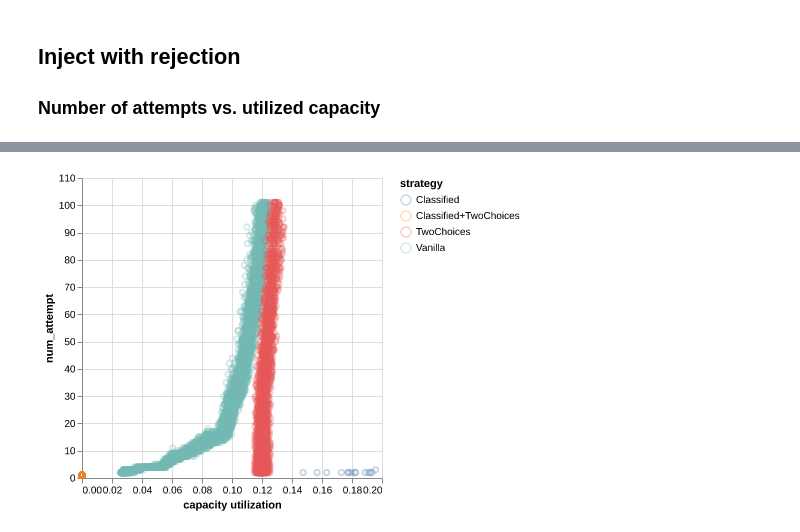
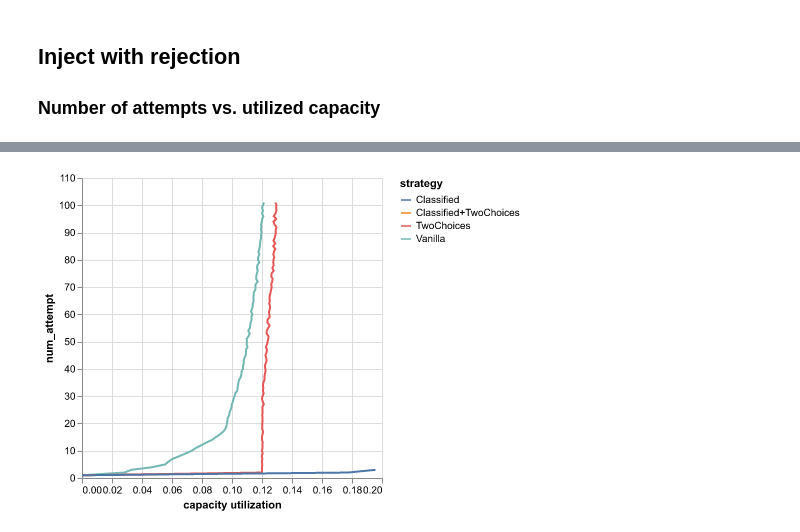
Before and after one commit to sgdxbc/storage-simulation-data, a Jupyter notebook: graphs.ipynb, the cells around one changed output, grey strips where cells are left out. Drawn from its saved outputs; the diff is of its cells as text; code cells hidden in the pictures.

Commit message:
Update notebook and check in graphs

```diff
--- a/graphs.ipynb
+++ b/graphs.ipynb
@@ -197,6 +197,8 @@ df = (
             "capacity utilization"
         )
     )
+    .group_by(pl.col("num_attempt"), pl.col("strategy"))
+    .agg(pl.col("capacity utilization").mean())
 )
 df
 # %% [output]
@@ -217,9 +219,14 @@ shape: (9_120, 10)
 # %%
-base = (
+chart = (
     alt.Chart(df)
-    .encode(alt.Y("num_attempt"), alt.Color("strategy"), alt.X("capacity utilization"))
-    .mark_point(opacity=0.3)
+    .encode(
+        alt.Y("num_attempt"),
+        alt.Color("strategy"),
+        alt.X("capacity utilization"),
+        order="num_attempt",
+    )
+    .mark_line()
 )
-base
+chart
 # %% [output]
-[figure, old version]
+[figure, new version]
```
Also changed, not shown: parts of 3 cells of this notebook, 5 other files.
